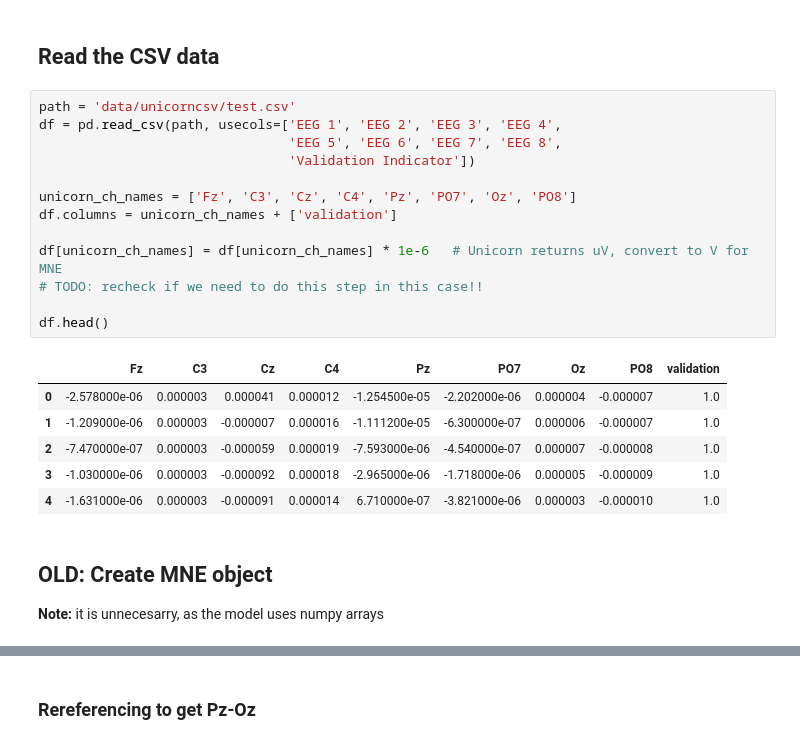
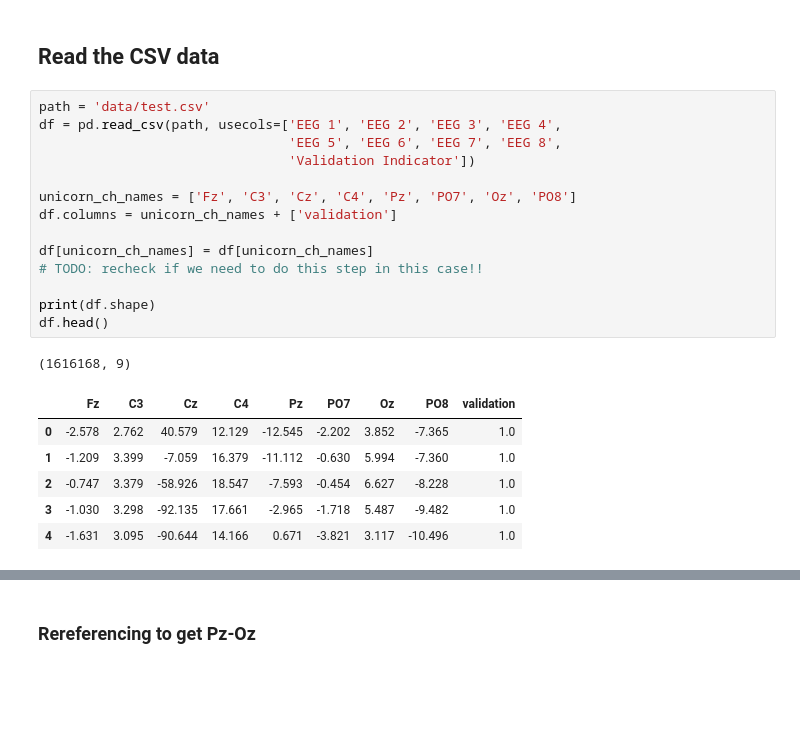
Before and after one commit to hollanderski/DREAMS-EEG, a Jupyter notebook: Unicorn_data_processing_for_rem_stage_detection.ipynb, the cells around one changed output, grey strips where cells are left out. Saved outputs shown, nothing was run; the diff lists cells and outputs as text; blank space fills up the shorter version.

Commit message:
Data processing update (still WIP)

```diff
--- a/Unicorn_data_processing_for_rem_stage_detection.ipynb
+++ b/Unicorn_data_processing_for_rem_stage_detection.ipynb
@@ -23,25 +24,24 @@ So, we need to re-train the TiniSleepNet on this channel.
 # %% [markdown]
 ## Read the CSV data
 # %%
-path = 'data/unicorncsv/test.csv'
+path = 'data/test.csv'
 df = pd.read_csv(path, usecols=['EEG 1', 'EEG 2', 'EEG 3', 'EEG 4',
                                 'EEG 5', 'EEG 6', 'EEG 7', 'EEG 8',
                                 'Validation Indicator'])
 
 unicorn_ch_names = ['Fz', 'C3', 'Cz', 'C4', 'Pz', 'PO7', 'Oz', 'PO8']
 df.columns = unicorn_ch_names + ['validation']
 
-df[unicorn_ch_names] = df[unicorn_ch_names] * 1e-6   # Unicorn returns uV, convert to V for MNE
+df[unicorn_ch_names] = df[unicorn_ch_names]
 # TODO: recheck if we need to do this step in this case!!
 
+print(df.shape)
 df.head()
 # %% [output]
+(1616168, 9)
 |  | Fz | C3 | Cz | C4 | Pz | PO7 | Oz | PO8 | validation |
-| 0 | -2.578000e-06 | 0.000003 | 0.000041 | 0.000012 | -1.254500e-05 | -2.202000e-06 | 0.000004 | -0.000007 | 1.0 |
-| 1 | -1.209000e-06 | 0.000003 | -0.000007 | 0.000016 | -1.111200e-05 | -6.300000e-07 | 0.000006 | -0.000007 | 1.0 |
-| 2 | -7.470000e-07 | 0.000003 | -0.000059 | 0.000019 | -7.593000e-06 | -4.540000e-07 | 0.000007 | -0.000008 | 1.0 |
-| 3 | -1.030000e-06 | 0.000003 | -0.000092 | 0.000018 | -2.965000e-06 | -1.718000e-06 | 0.000005 | -0.000009 | 1.0 |
-| 4 | -1.631000e-06 | 0.000003 | -0.000091 | 0.000014 | 6.710000e-07 | -3.821000e-06 | 0.000003 | -0.000010 | 1.0 |
+| 0 | -2.578 | 2.762 | 40.579 | 12.129 | -12.545 | -2.202 | 3.852 | -7.365 | 1.0 |
+| 1 | -1.209 | 3.399 | -7.059 | 16.379 | -11.112 | -0.630 | 5.994 | -7.360 | 1.0 |
+| 2 | -0.747 | 3.379 | -58.926 | 18.547 | -7.593 | -0.454 | 6.627 | -8.228 | 1.0 |
+| 3 | -1.030 | 3.298 | -92.135 | 17.661 | -2.965 | -1.718 | 5.487 | -9.482 | 1.0 |
+| 4 | -1.631 | 3.095 | -90.644 | 14.166 | 0.671 | -3.821 | 3.117 | -10.496 | 1.0 |
-# %% [markdown]
-## OLD: Create MNE object
-**Note:** it is unnecesarry, as the model uses numpy arrays
```
Also changed, not shown: parts of 18 cells of this notebook.
